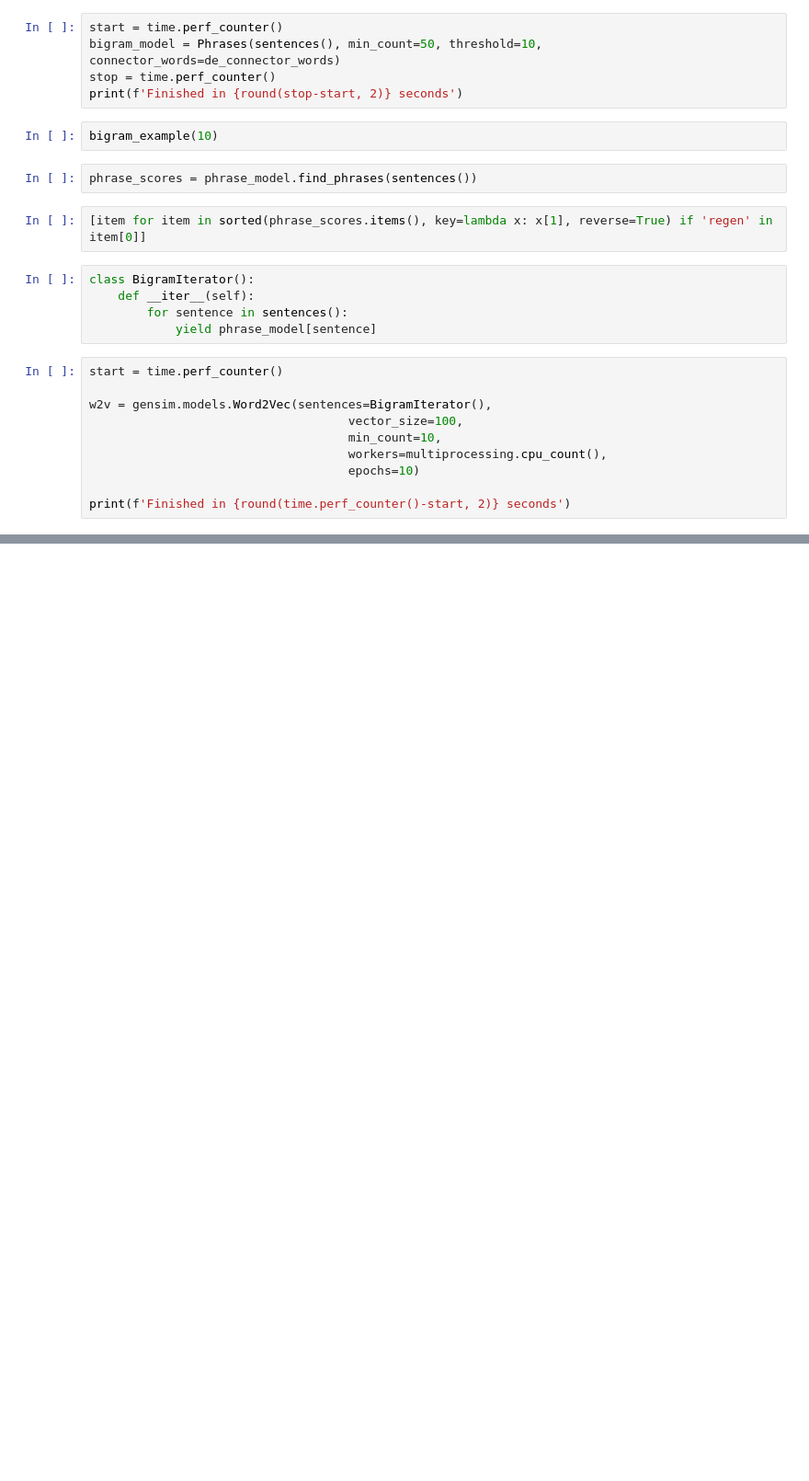
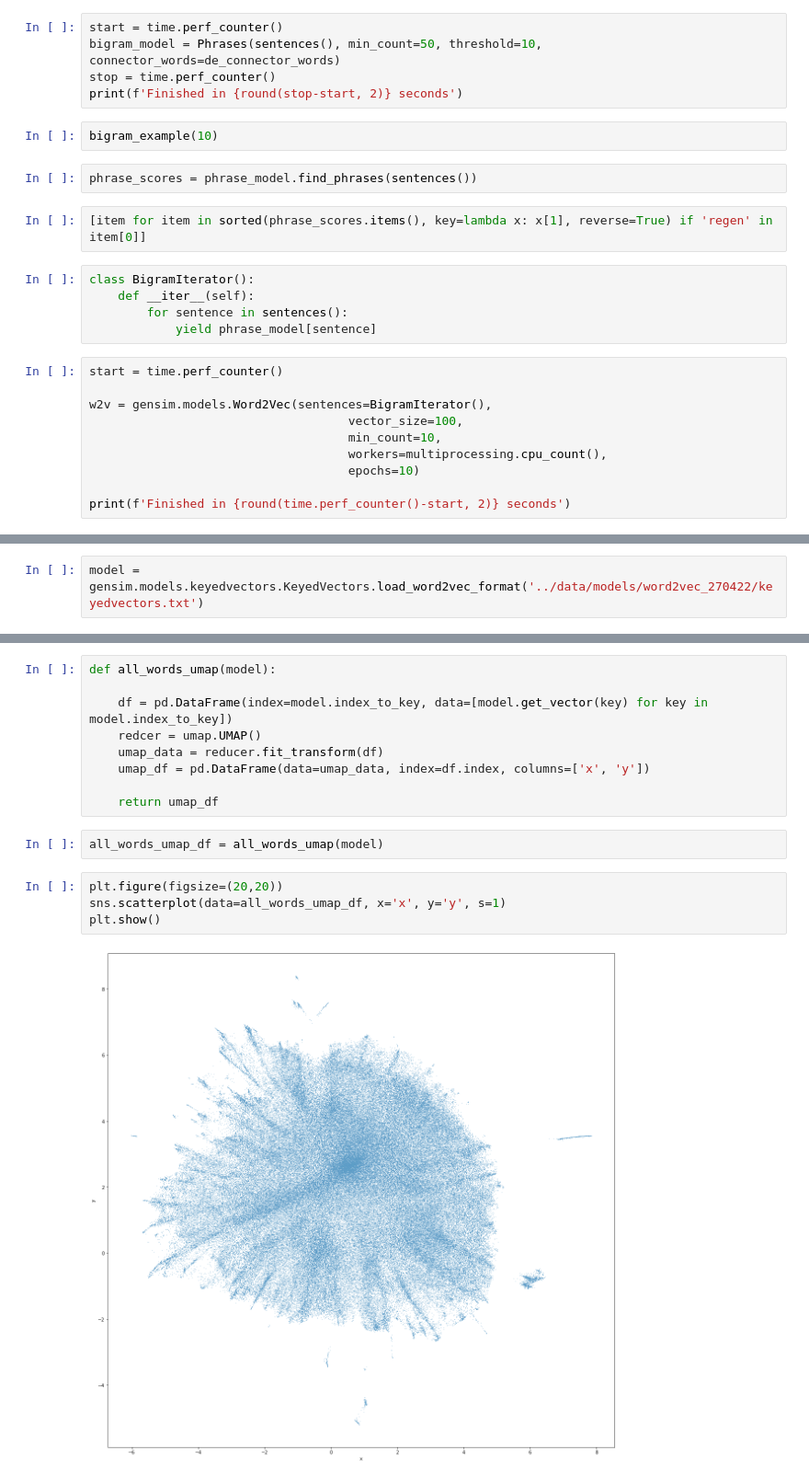
Before and after one commit to krkryger/clim-dist, a Jupyter notebook: notebooks/word_vectors.ipynb, the cells around one changed output, grey strips where cells are left out. Shown at 92% size. Saved outputs shown, nothing was run; the diff lists cells and outputs as text; blank space fills up the shorter version.

```diff
--- a/notebooks/word_vectors.ipynb
+++ b/notebooks/word_vectors.ipynb
@@ -66,0 +81,2 @@ print(f'Finished in {round(time.perf_counter()-start, 2)} seconds')
+# %%
+model = gensim.models.keyedvectors.KeyedVectors.load_word2vec_format('../data/models/word2vec_270422/keyedvectors.txt')
@@ -66,0 +143,17 @@ print(f'Finished in {round(time.perf_counter()-start, 2)} seconds')
+# %%
+def all_words_umap(model):
+
+    df = pd.DataFrame(index=model.index_to_key, data=[model.get_vector(key) for key in model.index_to_key])
+    redcer = umap.UMAP()
+    umap_data = reducer.fit_transform(df)
+    umap_df = pd.DataFrame(data=umap_data, index=df.index, columns=['x', 'y'])
+
+    return umap_df
+# %%
+all_words_umap_df = all_words_umap(model)
+# %%
+plt.figure(figsize=(20,20))
+sns.scatterplot(data=all_words_umap_df, x='x', y='y', s=1)
+plt.show()
+# %% [output]
+[figure, added]
```
Also changed, not shown: parts of 25 cells of this notebook, 4 other files.
